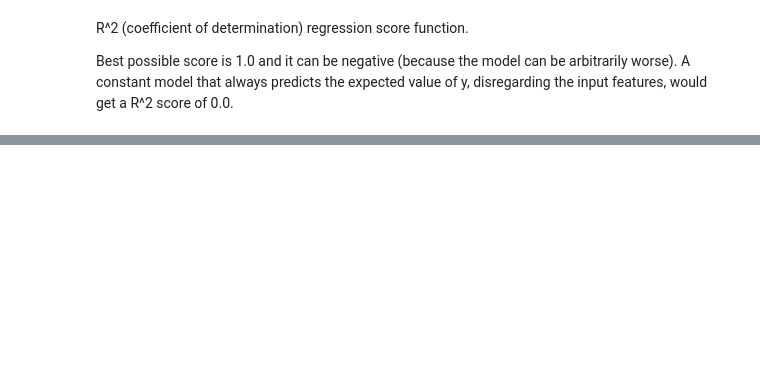
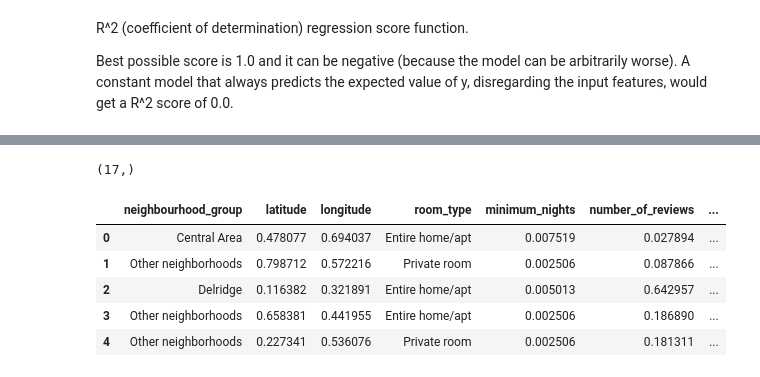
Before and after one commit to SimplifyData/Predict-Airbnb-Prices-in-Seattle, a Jupyter notebook: seattle_airbnb.ipynb, the cells around one changed output, grey strips where cells are left out. Cells and saved outputs as stored; diff of their text form; code cells hidden in the pictures; blank space fills up the shorter version.

```diff
--- a/seattle_airbnb.ipynb
+++ b/seattle_airbnb.ipynb
@@ -1302,0 +1326,15 @@ Best possible score is 1.0 and it can be negative (because the model can be arbi
+# %%
+features_knn = features_normalized.drop(["neighbourhood","id", "host_id"], axis = 1)
+# %%
+features_knn.neighbourhood_group.unique().shape
+# %% [output]
+(17,)
+# %%
+features_knn.head()
+# %% [output]
+|  | neighbourhood_group | latitude | longitude | room_type | minimum_nights | number_of_reviews | ... |
+| 0 | Central Area | 0.478077 | 0.694037 | Entire home/apt | 0.007519 | 0.027894 | ... |
+| 1 | Other neighborhoods | 0.798712 | 0.572216 | Private room | 0.002506 | 0.087866 | ... |
+| 2 | Delridge | 0.116382 | 0.321891 | Entire home/apt | 0.005013 | 0.642957 | ... |
+| 3 | Other neighborhoods | 0.658381 | 0.441955 | Entire home/apt | 0.002506 | 0.186890 | ... |
+| 4 | Other neighborhoods | 0.227341 | 0.536076 | Private room | 0.002506 | 0.181311 | ... |
```
Also changed, not shown: parts of 15 cells of this notebook.
